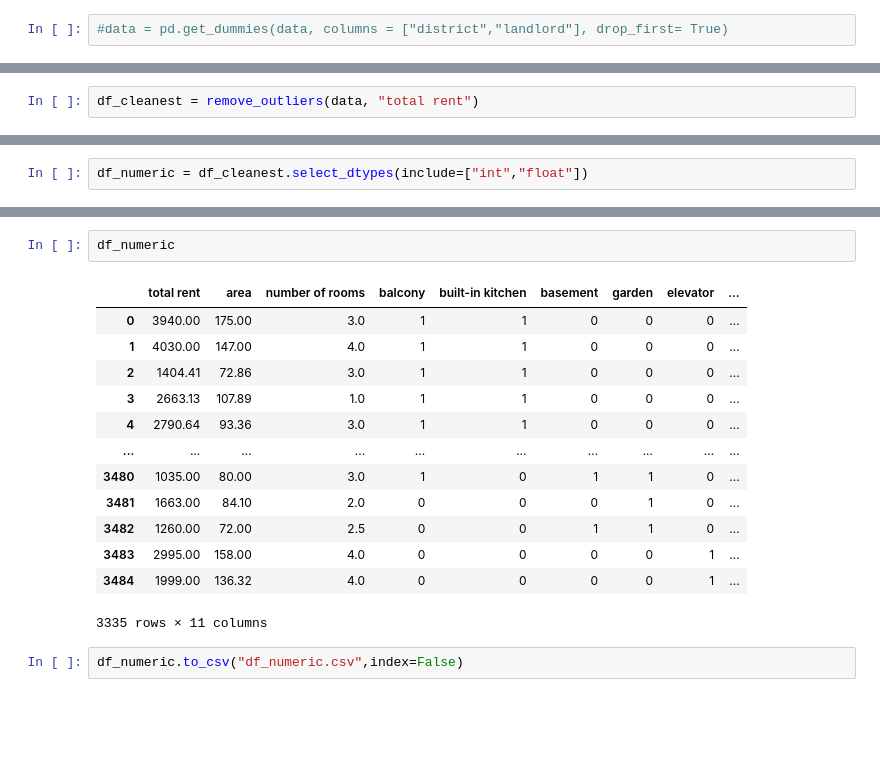
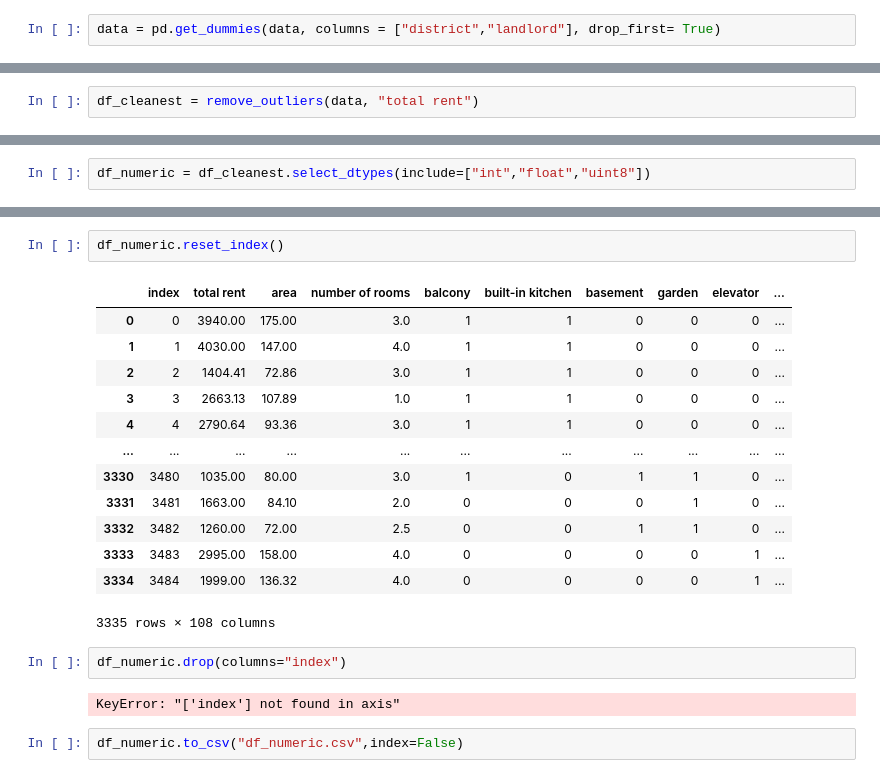
Before and after one commit to nullsieben/Berlin_Rent_Analyzer, a Jupyter notebook: 1_Data_Cleaning_immo24warm.ipynb, the cells around one changed output, grey strips where cells are left out. Saved outputs shown, nothing was run; the diff lists cells and outputs as text; blank space fills up the shorter version.

```diff
--- a/1_Data_Cleaning_immo24warm.ipynb
+++ b/1_Data_Cleaning_immo24warm.ipynb
@@ -204,7 +437,7 @@ import pandas as pd
 # uploading cleaned df
 data = pd.read_csv("df_cleaned.csv")
 # %%
-#data = pd.get_dummies(data, columns = ["district","landlord"], drop_first= True)
+data = pd.get_dummies(data, columns = ["district","landlord"], drop_first= True)
 # %%
 data.columns = data.columns.str.lower()
 # %%
@@ -320,4 +578,4 @@ check.describe()
 | 75% | 7400.000000 | 200.000000 | 4.000000 | 1.000000 | 1.000000 | 0.000000 | 0.000000 | 0.000000 | ... |
 | max | 28000.000000 | 706.000000 | 18.000000 | 1.000000 | 1.000000 | 1.000000 | 1.000000 | 1.000000 | ... |
 # %%
-df_numeric = df_cleanest.select_dtypes(include=["int","float"])
+df_numeric = df_cleanest.select_dtypes(include=["int","float","uint8"])
@@ -324,18 +598,22 @@ df_numeric = df_cleanest.select_dtypes(include=["int","float"])
 # %%
-df_numeric
+df_numeric.reset_index()
 # %% [output]
-|  | total rent | area | number of rooms | balcony | built-in kitchen | basement | garden | elevator | ... |
-| 0 | 3940.00 | 175.00 | 3.0 | 1 | 1 | 0 | 0 | 0 | ... |
-| 1 | 4030.00 | 147.00 | 4.0 | 1 | 1 | 0 | 0 | 0 | ... |
-| 2 | 1404.41 | 72.86 | 3.0 | 1 | 1 | 0 | 0 | 0 | ... |
-| 3 | 2663.13 | 107.89 | 1.0 | 1 | 1 | 0 | 0 | 0 | ... |
-| 4 | 2790.64 | 93.36 | 3.0 | 1 | 1 | 0 | 0 | 0 | ... |
-| ... | ... | ... | ... | ... | ... | ... | ... | ... | ... |
-| 3480 | 1035.00 | 80.00 | 3.0 | 1 | 0 | 1 | 1 | 0 | ... |
-| 3481 | 1663.00 | 84.10 | 2.0 | 0 | 0 | 0 | 1 | 0 | ... |
-| 3482 | 1260.00 | 72.00 | 2.5 | 0 | 0 | 1 | 1 | 0 | ... |
-| 3483 | 2995.00 | 158.00 | 4.0 | 0 | 0 | 0 | 0 | 1 | ... |
-| 3484 | 1999.00 | 136.32 | 4.0 | 0 | 0 | 0 | 0 | 1 | ... |
+|  | index | total rent | area | number of rooms | balcony | built-in kitchen | basement | garden | elevator | ... |
+| 0 | 0 | 3940.00 | 175.00 | 3.0 | 1 | 1 | 0 | 0 | 0 | ... |
+| 1 | 1 | 4030.00 | 147.00 | 4.0 | 1 | 1 | 0 | 0 | 0 | ... |
+| 2 | 2 | 1404.41 | 72.86 | 3.0 | 1 | 1 | 0 | 0 | 0 | ... |
+| 3 | 3 | 2663.13 | 107.89 | 1.0 | 1 | 1 | 0 | 0 | 0 | ... |
+| 4 | 4 | 2790.64 | 93.36 | 3.0 | 1 | 1 | 0 | 0 | 0 | ... |
+| ... | ... | ... | ... | ... | ... | ... | ... | ... | ... | ... |
+| 3330 | 3480 | 1035.00 | 80.00 | 3.0 | 1 | 0 | 1 | 1 | 0 | ... |
+| 3331 | 3481 | 1663.00 | 84.10 | 2.0 | 0 | 0 | 0 | 1 | 0 | ... |
+| 3332 | 3482 | 1260.00 | 72.00 | 2.5 | 0 | 0 | 1 | 1 | 0 | ... |
+| 3333 | 3483 | 2995.00 | 158.00 | 4.0 | 0 | 0 | 0 | 0 | 1 | ... |
+| 3334 | 3484 | 1999.00 | 136.32 | 4.0 | 0 | 0 | 0 | 0 | 1 | ... |
-3335 rows × 11 columns
+3335 rows × 108 columns
+# %%
+df_numeric.drop(columns="index")
+# %% [output]
+KeyError: "['index'] not found in axis"
 # %%
 df_numeric.to_csv("df_numeric.csv",index=False)
```
Also changed, not shown: parts of 33 cells of this notebook, 2 other files.
